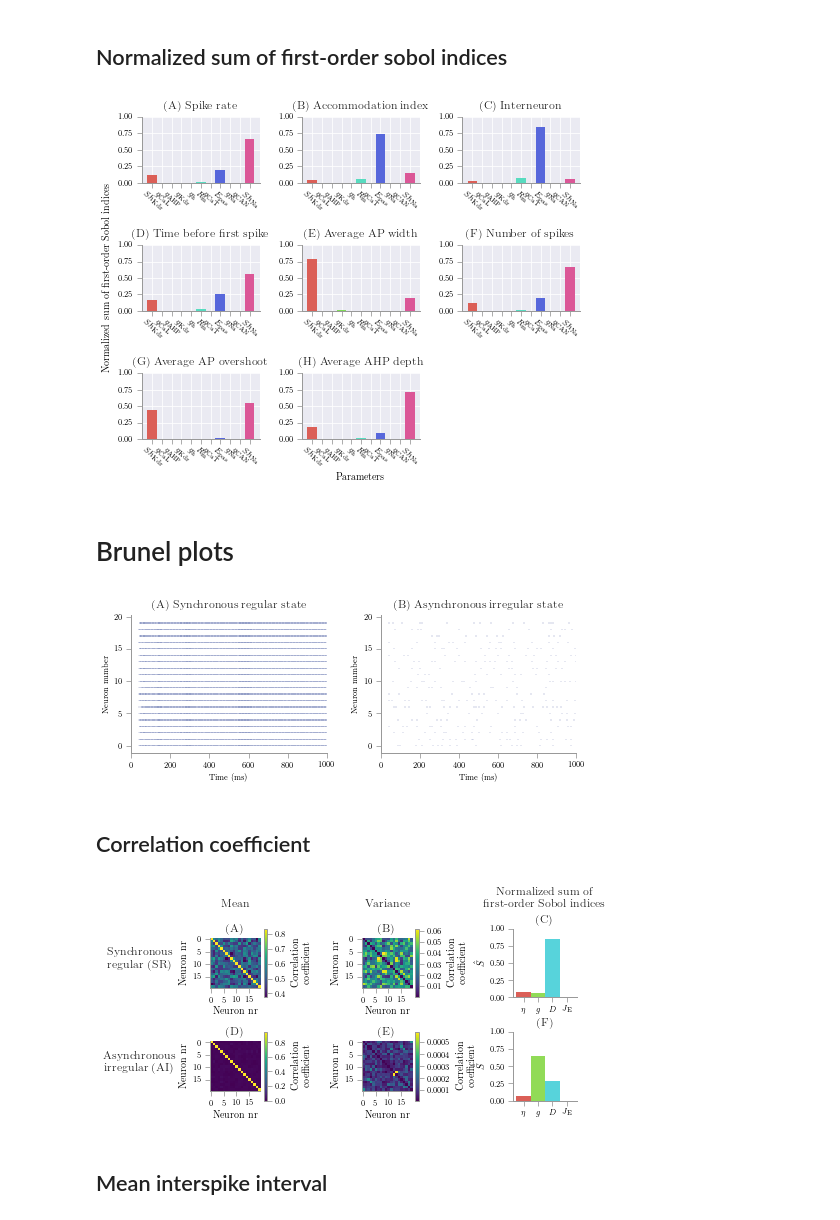
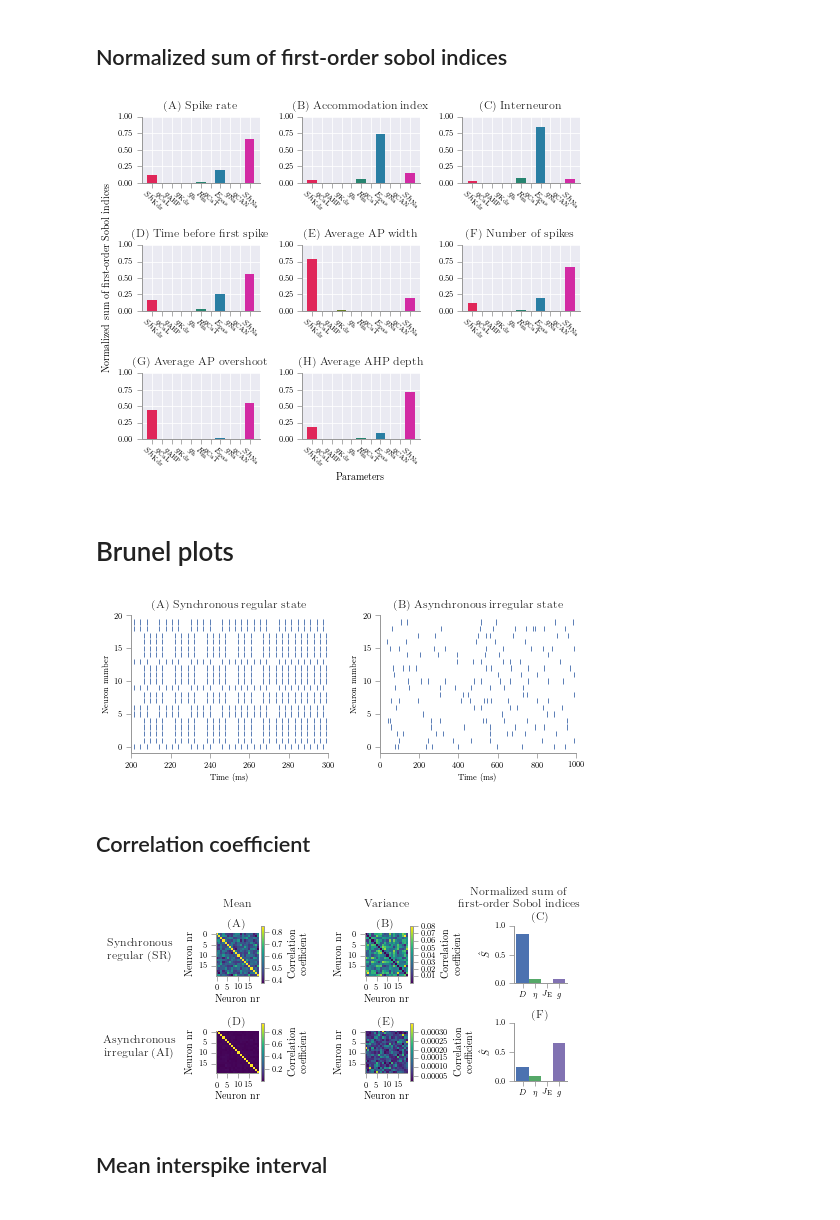
Before and after one commit to simetenn/uncertainpy, a Jupyter notebook: examples/article_plots/figures.ipynb, the cells around one changed output. Cells and saved outputs as stored; diff of their text form; code cells hidden in the pictures.

```diff
--- a/examples/article_plots/figures.ipynb
+++ b/examples/article_plots/figures.ipynb
@@ -155,7 +154,7 @@ xlabel, ylabel = labels
 
 titlepad = 18
 
-fig = plt.figure(figsize=figsize)
+fig = plt.figure(figsize=(figure_width, figure_width*0.45))
 outer = gridspec.GridSpec(1, 2, wspace=0.4)
 
 inner = gridspec.GridSpecFromSubplotSpec(1, 1,
@@ -190,8 +189,8 @@ ax2.set_ylabel(r"Variance ($^\circ\mathrm{C}^2$)", color=colors[2], fontsize=lab
 ax2.spines["right"].set_visible(True)
 ax2.spines["right"].set_edgecolor(colors[2])
 
-ax2.set_ylim([0, max(percentile_95) + 2])
-ax.set_ylim([0, max(percentile_95) + 2])
+ax2.set_ylim([0, max(percentile_95) + 23])
+ax.set_ylim([0, max(percentile_95) + 23])
 
 ax2.plot(time, variance, color=colors[2], linewidth=linewidth)
 
@@ -203,7 +202,7 @@ ax.fill_between(time,
 
 
 # Dummy plot to create a label
-prettyPlot([-10], [10], color=2, ax=axes[0], palette="deep", linewidth=linewidth)
+prettyPlot([-10], [10], color=2, ax=ax, palette="deep", linewidth=linewidth)
 ax.legend(["Mean", "Variance", "90\% prediction interval"], fontsize=fontsize)
 
 ax.tick_params(axis="y", color=colors[0], labelcolor=colors[0], labelsize=fontsize)
@@ -257,7 +256,7 @@ for i in range(nr_plots):
                color=i,
                nr_colors=nr_plots,
                ax=ax,
-               palette="hls",
+               palette=sns.husl_palette(11, l=.5),
                linewidth=linewidth)
     ax.set_title(title, fontsize=titlesize)
 
@@ -550,14 +549,12 @@ for i in range(0, grid_x_size*grid_y_size):
             title = features[i].replace("_", " ")
             title = title[0].upper() + title[1:]
 
-
-
         prettyBar(interneuron[features[i]].sobol_first_sum,
                   xlabels=xlabels,
                   nr_colors=len(interneuron.uncertain_parameters),
                   index=index,
                   ax=ax,
-                  palette="hls",
+                  palette=sns.husl_palette(11, l=.5),
                   style=style)
         #ax.set_xlabels(xlabels)
 
@@ -576,7 +573,7 @@ plt.subplots_adjust(bottom=0.13, left=0.1)
 plt.savefig("figures/lgn_sensitivity.eps")
 plt.show()
 # %% [output]
-[figure, old version]
+[figure, new version]
 # %% [markdown]
 # Brunel plots
 # %%
@@ -609,22 +606,24 @@ fig, axes = plt.subplots(ncols=2, figsize=(figure_width, figure_width*0.4))
 
 
 
-colormap = get_colormap(palette="dark", nr_colors=6)
+colormap = get_colormap(palette="deep", nr_colors=6)
 
+linelengths = 0.8
+linewidths = 0.9
 
 # Synchronous regular state
-axes[0].eventplot(evaluations_SR[3], linewidths=0.2, color=colormap[0], linelengths=0.2)
+axes[0].eventplot(evaluations_SR[3], linewidths=linewidths, colors=colormap[0], linelengths=linelengths)
 axes[0].tick_params(axis="both", which="both", labelsize=fontsize)
 axes[0].set_title("(A) Synchronous regular state", fontsize=titlesize)
 axes[0].set_ylabel("Neuron number", fontsize=fontsize)
 axes[0].set_xlabel(xlabel, fontsize=fontsize)
 axes[0].tick_params(axis="x", which="both", labelcolor="black", labelsize=fontsize)
 axes[0].tick_params(axis="y", which="both", labelcolor="black", labelsize=fontsize)
-axes[0].set_xlim([time[0], time[-1]])
-#axes[0].set_ylim([0, 19])
+axes[0].set_xlim([200, 300])
+axes[0].set_ylim([-1, 20])
 
 # Asynchronous irregular state
-axes[1].eventplot(evaluations_AI[3], linewidths=0.2, color=colormap[0], linelengths=0.2)
+axes[1].eventplot(evaluations_AI[3], linewidths=linewidths, colors=colormap[0], linelengths=linelengths)
 axes[1].tick_params(axis="both", which="both", labelsize=fontsize)
 axes[1].set_title("(B) Asynchronous irregular state", fontsize=titlesize)
 axes[1].set_ylabel("Neuron number", fontsize=fontsize)
@@ -632,13 +631,13 @@ axes[1].set_xlabel(xlabel, fontsize=fontsize)
 axes[1].tick_params(axis="x", which="both", labelcolor="black", labelsize=fontsize)
 axes[1].tick_params(axis="y", which="both", labelcolor="black", labelsize=fontsize)
 axes[1].set_xlim([time[0], time[-1]])
-#axes[1].set_ylim([0, 19])
+axes[1].set_ylim([-1, 20])
 
 plt.tight_layout()
 plt.savefig("figures/brunel_results.eps")
 plt.show()
 # %% [output]
-[figure, old version]
+[figure, new version]
 # %% [markdown]
 ## Correlation coefficient
 # %%
@@ -681,7 +680,7 @@ plt.rcParams.update({"axes.titlepad": 6})
 set_latex_font()
 
 style = "seaborn-darkgrid"
-fig, axes = plt.subplots(ncols=3, nrows=2, figsize=(figure_width, figure_width*0.5))
+fig, axes = plt.subplots(ncols=3, nrows=2, figsize=(figure_width, figure_width*0.45))
 plot_2d(fig, axes[0, 0], "(A)", SR, "corrcoef", "mean", unit="Correlation\ncoefficient")
 plot_2d(fig, axes[0, 1], "(B)", SR, "corrcoef", "variance",  unit="Correlation\ncoefficient")
 plot_2d(fig, axes[1, 0], "(D)", AI, "corrcoef", "mean", unit="Correlation\ncoefficient")
@@ -690,7 +689,7 @@ plot_2d(fig, axes[1, 1], "(E)", AI, "corrcoef", "variance", unit="Correlation\nc
 
 aspect = np.abs(np.diff(axes[0, 0].get_xlim())[0] / np.diff(axes[0, 0].get_ylim())[0])
 
-xlabels = ["$\\eta$", "$g$", "$D$", "$J_\\mathrm{E}$"]
+xlabels = ["$D$", "$\\eta$", "$J_\\mathrm{E}$", "$g$"]
 
 width = 0.2
 index = np.arange(1, len(SR.uncertain_parameters)+1)*width
@@ -701,7 +700,7 @@ prettyBar(sensitivity_SR,
           nr_colors=len(SR.uncertain_parameters),
           index=index,
           ax=axes[0, 2],
-          palette="hls",
+          palette="deep",
           style=style)
 
 axes[0, 2].set_title("(C)", fontsize=titlesize)
@@ -714,43 +713,43 @@ prettyBar(sensitivity_AI,
           nr_colors=len(SR.uncertain_parameters),
           index=index,
           ax=axes[1, 2],
-          palette="hls",
+          palette="deep",
           style=style)
 
 axes[1, 2].set_title("(F)", fontsize=titlesize)
 axes[1, 2].set_ylabel(r"$\hat{S}$", fontsize=labelsize)
 axes[1, 2].tick_params(labelsize=fontsize)
 axes[1, 2].set_ylim([0, 1])
 
 
 axes[0, 0].annotate("Synchronous\nregular (SR)",
-                    xy=(0, 0), xytext=(-1.4, 0.4),
+                    xy=(0, 0), xytext=(-1.8, 0.4),
                     fontsize=titlesize,
                     textcoords="axes fraction",
                     horizontalalignment="center")
 axes[1, 0].annotate("Asynchronous\nirregular (AI)",
-                    xy=(0, 0), xytext=(-1.4, 0.4),
+                    xy=(0, 0), xytext=(-1.8, 0.4),
                     fontsize=titlesize,
                     textcoords="axes fraction",
                     horizontalalignment="center")
 
 
 axes[0, 0].annotate("Mean", xy=(0, 0), xytext=(0.5, 1.6), fontsize=titlesize, textcoords="axes fraction", horizontalalignment="center")
 axes[0, 1].annotate("Variance", xy=(0, 0), xytext=(0.5, 1.6), fontsize=titlesize, textcoords="axes fraction", horizontalalignment="center")
 axes[0, 1].annotate("Normalized sum of\nfirst-order Sobol indices", xy=(0, 0), xytext=(3.6, 1.6), fontsize=titlesize, textcoords="axes fraction", horizontalalignment="center")
 
 
 axes[0, 0].grid(False)
 axes[0, 1].grid(False)
 axes[1, 0].grid(False)
 axes[1, 1].grid(False)
 
-plt.subplots_adjust(top=0.8, left=0.22, right=0.94, wspace=1.4, hspace=0.5)
+plt.subplots_adjust(top=0.8, left=0.25, right=0.94, wspace=1.8, hspace=0.7)
 #plt.tight_layout()
 plt.savefig("figures/brunel_corrcoef.eps")
 plt.show()
 # %% [output]
-[figure, old version]
+[figure, new version]
 # %% [markdown]
 ## Mean interspike interval
 # %%
```
Also changed, not shown: parts of 4 cells of this notebook, 21 other files.
